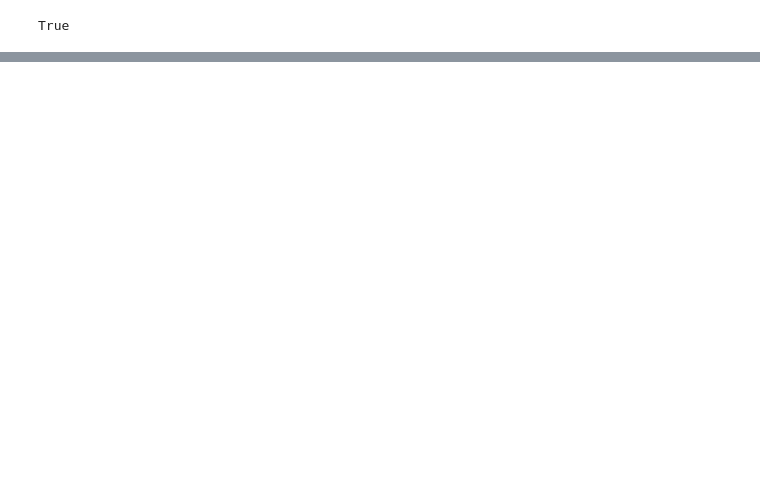
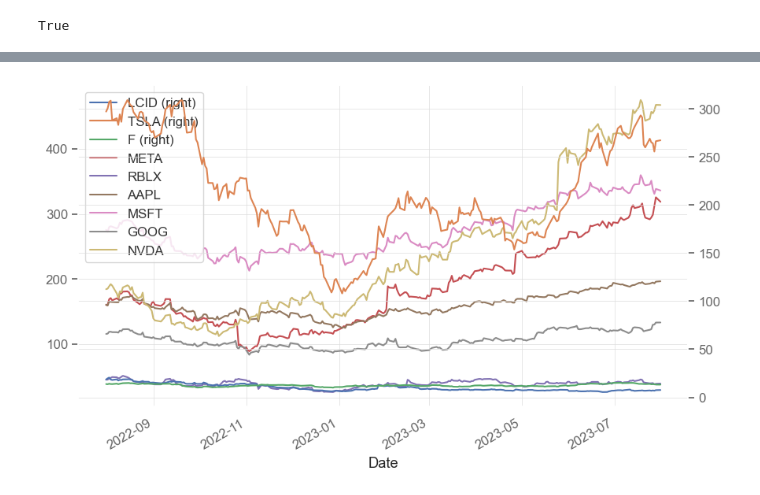
Before and after one commit to fintech-lex/innovest, a Jupyter notebook: InnoVest_Final_Demo.ipynb, the cells around one changed output, grey strips where cells are left out. Saved outputs shown, nothing was run; the diff lists cells and outputs as text; code cells hidden in the pictures; blank space fills up the shorter version.

```diff
--- a/InnoVest_Final_Demo.ipynb
+++ b/InnoVest_Final_Demo.ipynb
@@ -394,0 +484,13 @@ plt.show()
+# %%
+# Moving Averages - our measure of "Trend" or relative correlation to Google Trends to determine any similarities, patterns or noticable analysis in data
+
+# `FinQuant` provides a module `finquant.moving_average` to compute moving averages.
+# importing specific function for custom market data
+
+from finquant.moving_average import sma
+
+# Simple moving average
+
+ev_stock_plot = pf_test.data.plot(secondary_y=["TSLA", "LCID", "F"], grid=True)
+# %% [output]
+[figure, added]
```
Also changed, not shown: parts of 9 cells of this notebook, 1 other file.
